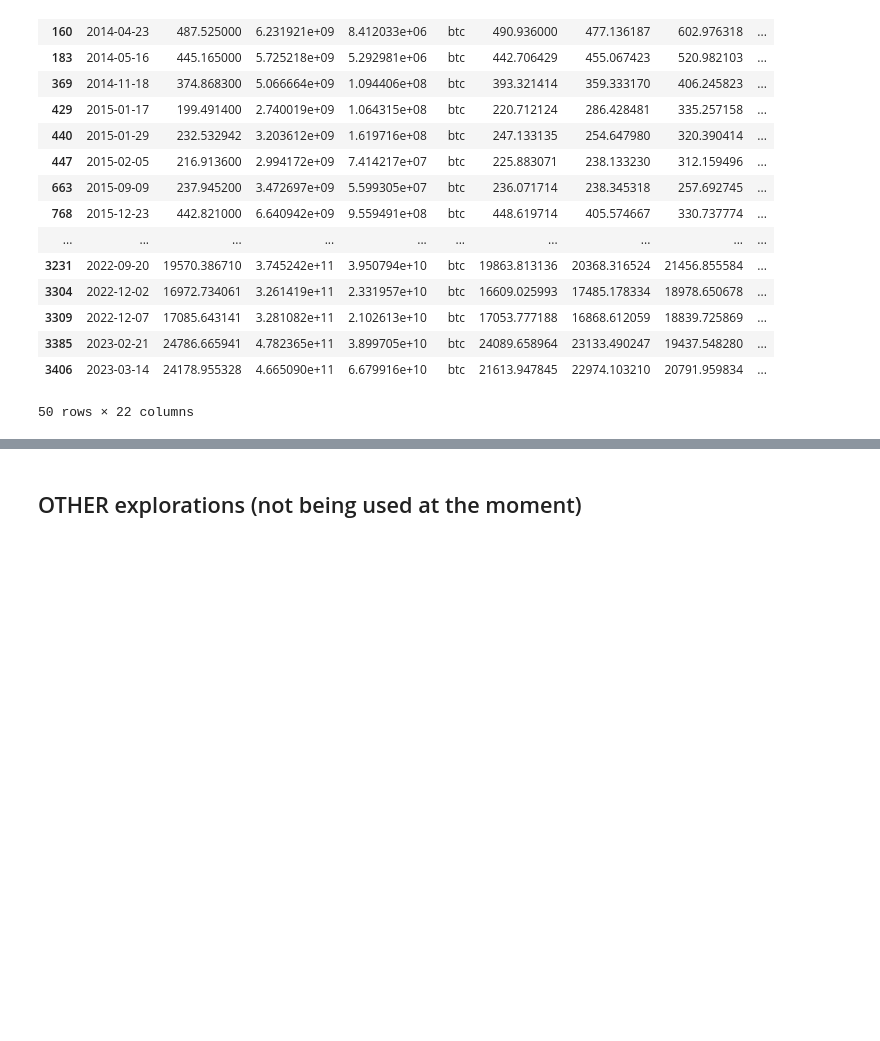
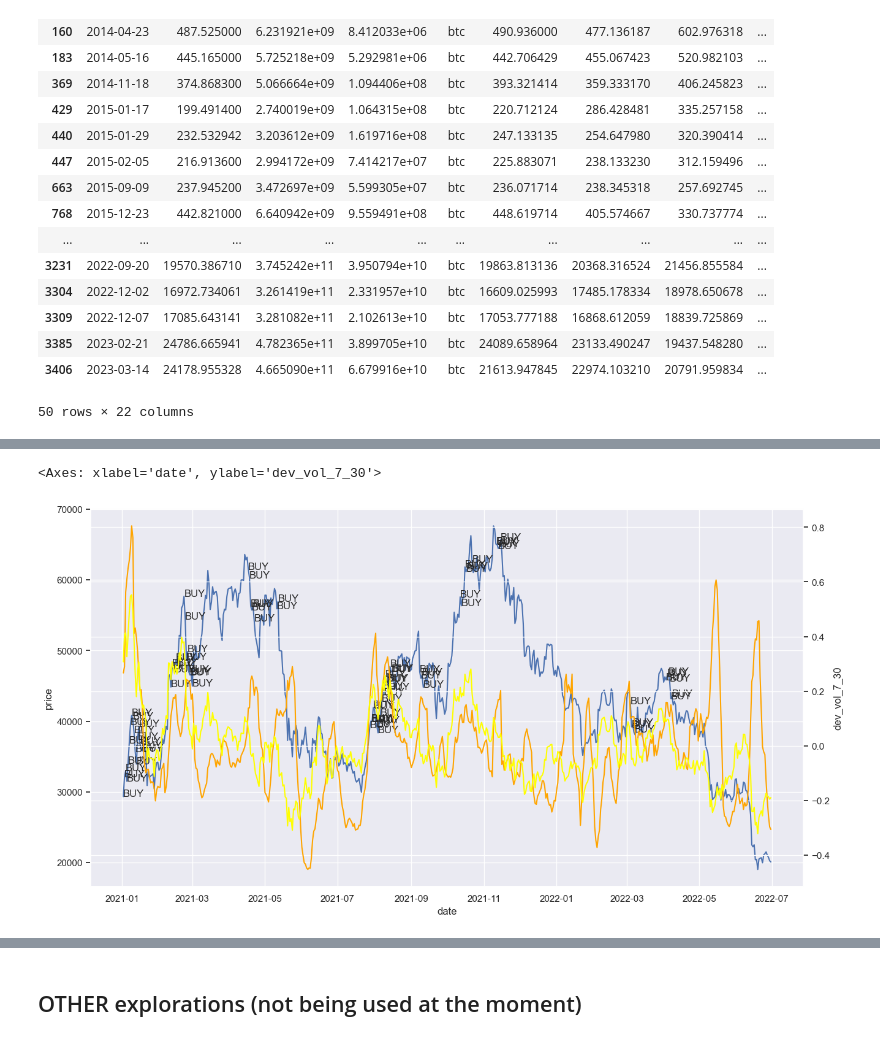
Before and after one commit to abhishek4563/crypto-trading-app, a Jupyter notebook: GetCryptoPrices.ipynb, the cells around one changed output, grey strips where cells are left out. Saved outputs shown, nothing was run; the diff lists cells and outputs as text; code cells hidden in the pictures; blank space fills up the shorter version.

```diff
--- a/GetCryptoPrices.ipynb
+++ b/GetCryptoPrices.ipynb
@@ -1018,0 +974,28 @@ ValueError: Image size of 1322x28998400 pixels is too large. It must be less tha
+# %%
+# plot signals and indicators for a given date range
+in a given range of dates
+
+from_date= '2021-01-01' #datetime.datetime(2021, 1, 1)
+to_date= '2022-07-01' #datetime.datetime(2022, 7, 1) #https://www.w3schools.com/python/gloss_python_date_create.asp creating datetime objects
+
+plot_data=btc_historical_prices[(btc_historical_prices['date']>from_date) & (btc_historical_prices['date']<to_date) ]
+
+sns.lineplot(x='date', y='price',
+             data=plot_data[['date','price','price_sma_30']],color='b')
+
+
+for index, row in plot_data.iterrows():
+    if (row['signal'] != None):
+        plt.text(row['date'], row['price'], row['signal'])
+
+
+ax2=plt.twinx()
+sns.lineplot(x='date', y='dev_vol_7_30',
+              data=plot_data[['date','dev_vol_7_30','dev_price_sma_30']],color='orange',ax=ax2)
+
+
+sns.lineplot(x='date', y='dev_price_sma_30',
+              data=plot_data[['date','dev_price_sma_30']],color='yellow',ax=ax2)
+# %% [output]
+<Axes: xlabel='date', ylabel='dev_vol_7_30'>
+[figure, added]
```
Also changed, not shown: parts of 115 cells of this notebook.
